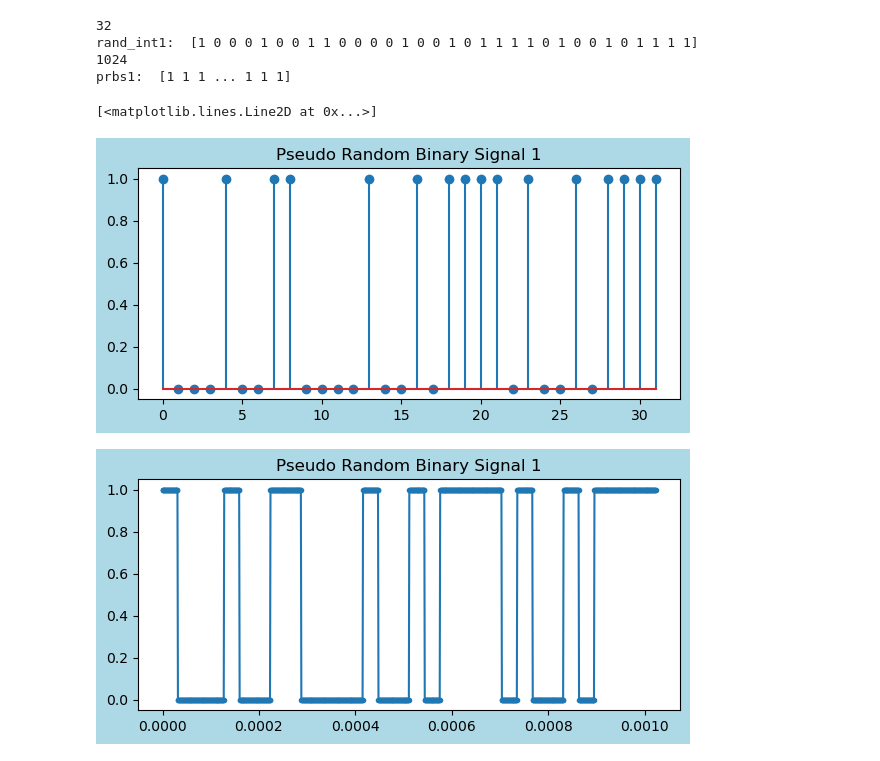
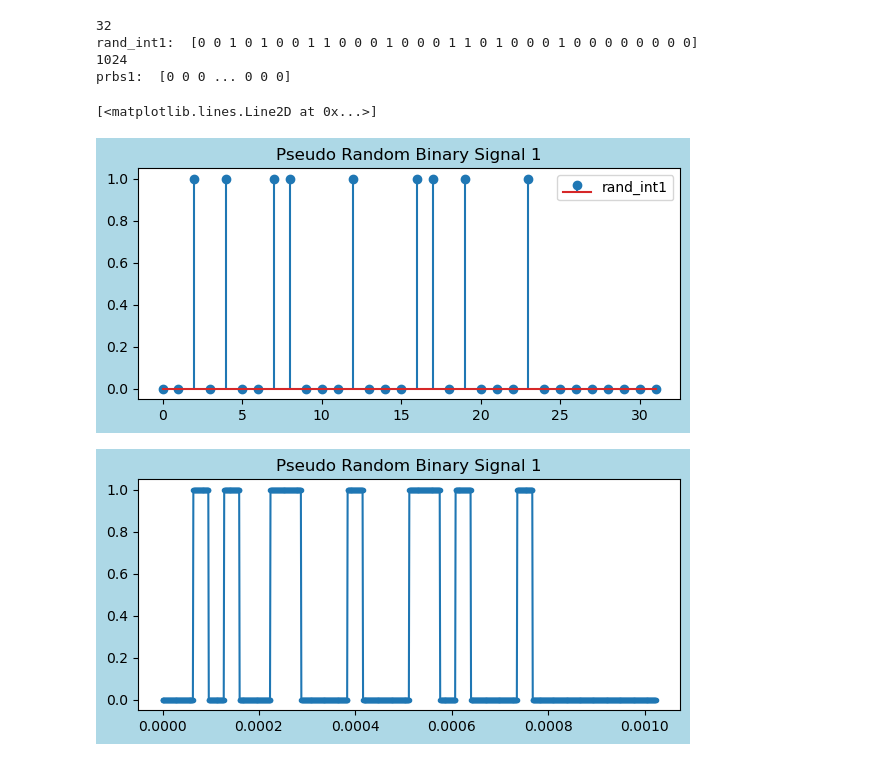
Before and after one commit to tacticstactics/Random_signal_generator, a Jupyter notebook: pseudo_random-1.ipynb, the cells around one changed output. Drawn from its saved outputs; the diff is of its cells as text; code cells hidden in the pictures.

```diff
--- a/pseudo_random-1.ipynb
+++ b/pseudo_random-1.ipynb
@@ -12,38 +12,39 @@ tcol = np.linspace(0.0, timestep * samplerate, samplerate, endpoint=False)
 numberofpointspersymbol = 2 ** 5
 repetitions1 = samplerate / numberofpointspersymbol
 
 rand_int1 = np.random.randint(0, 2, numberofpointspersymbol) # 0 or 1
 print(np.size(rand_int1))
 print('rand_int1: ', rand_int1)
 
 fig1 = plt.figure(figsize = (7,3), facecolor='lightblue')
 
 ax1_1 = fig1.add_subplot(1, 1, 1)
 ax1_1.set_title('Pseudo Random Binary Signal 1')
-ax1_1.stem(rand_int1, ".-")
+ax1_1.stem(rand_int1, ".-", label = 'rand_int1')
+ax1_1.legend()
 
 
 prbs1 = np.repeat(rand_int1, repetitions1)
 print(np.size(prbs1))
 print('prbs1: ', prbs1)
 
 
 #prbs3 = np.repeat([0,1,0,1,1,0,1,0], repetitions1)
 
 
 fig2 = plt.figure(figsize = (7,3), facecolor='lightblue')
 
 ax2_1 = fig2.add_subplot(1, 1, 1)
 ax2_1.set_title('Pseudo Random Binary Signal 1')
 ax2_1.plot(tcol, prbs1, ".-")
 # %% [output]
 32
-rand_int1:  [1 0 0 0 1 0 0 1 1 0 0 0 0 1 0 0 1 0 1 1 1 1 0 1 0 0 1 0 1 1 1 1]
+rand_int1:  [0 0 1 0 1 0 0 1 1 0 0 0 1 0 0 0 1 1 0 1 0 0 0 1 0 0 0 0 0 0 0 0]
 1024
-prbs1:  [1 1 1 ... 1 1 1]
+prbs1:  [0 0 0 ... 0 0 0]
 [<matplotlib.lines.Line2D at 0x...>]
-[figure, old version]
+[figure, new version]
-[figure, old version]
+[figure, new version]
 # %%
 # repeat
 prbs3 = np.repeat(rand_int1, repetitions1)
```
Also changed, not shown: parts of 2 cells of this notebook, 1 other file.
